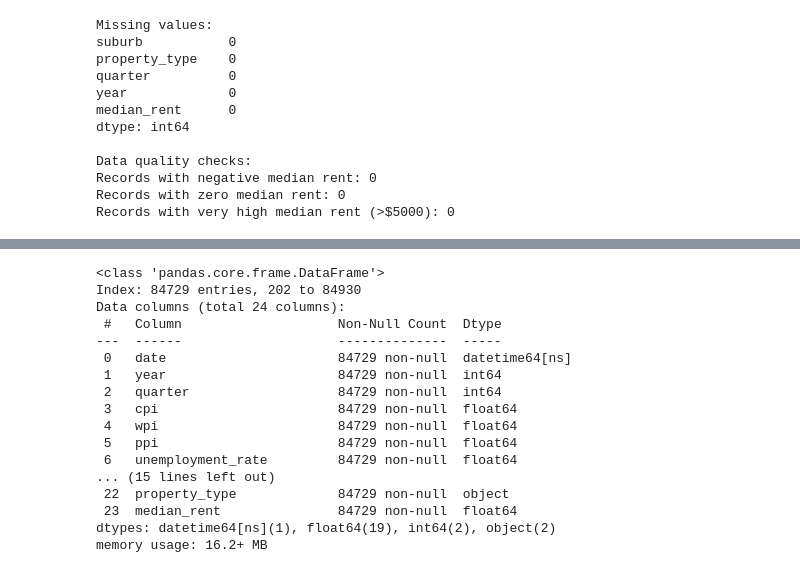
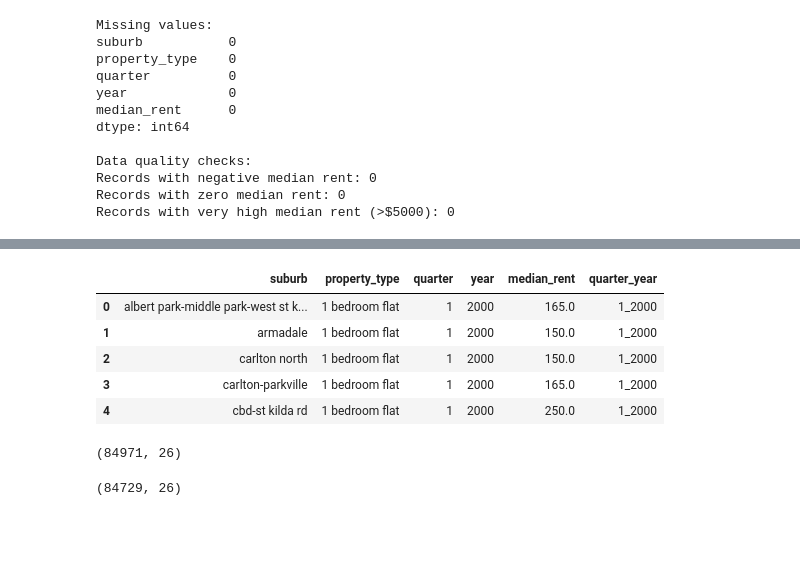
Before and after one commit to jackshee/real-estate-industry-project-public-version, a Jupyter notebook: notebooks/2_preprocess_forecast.ipynb, the cells around one changed output, grey strips where cells are left out. Drawn from its saved outputs; the diff is of its cells as text; code cells hidden in the pictures; blank space fills up the shorter version.

```diff
--- a/notebooks/2_preprocess_forecast.ipynb
+++ b/notebooks/2_preprocess_forecast.ipynb
@@ -733,3 +427,22 @@ merged_data['date'] = pd.to_datetime(merged_data['date'])
+# %%
+rental_data = pd.read_csv("../data/processed/moving_rent/moving_annual_rent_long.csv")
+rental_data.head()
+# %% [output]
+|  | suburb | property_type | quarter | year | median_rent | quarter_year |
+| 0 | albert park-middle park-west st k... | 1 bedroom flat | 1 | 2000 | 165.0 | 1_2000 |
+| 1 | armadale | 1 bedroom flat | 1 | 2000 | 150.0 | 1_2000 |
+| 2 | carlton north | 1 bedroom flat | 1 | 2000 | 150.0 | 1_2000 |
+| 3 | carlton-parkville | 1 bedroom flat | 1 | 2000 | 165.0 | 1_2000 |
+| 4 | cbd-st kilda rd | 1 bedroom flat | 1 | 2000 | 250.0 | 1_2000 |
+# %%
+# merge rental_data and economic_data on year and quarter
+merged_data = pd.merge(rental_data, economic_data, on=['year', 'quarter'], how='outer')
+merged_data.shape
+# %% [output]
+(84971, 26)
 # %%
 # drop rows where suburb is null
 merged_data = merged_data[merged_data['suburb'].notna()]
+merged_data.shape
+# %% [output]
+(84729, 26)
@@ -744,20 +448,0 @@ merged_data.to_csv('../data/curated/rent_growth/panel_data.csv', index=False)
-# %%
-merged_data.info()
-# %% [output]
-<class 'pandas.core.frame.DataFrame'>
-Index: 84729 entries, 202 to 84930
-Data columns (total 24 columns):
- #   Column                    Non-Null Count  Dtype
----  ------                    --------------  -----
- 0   date                      84729 non-null  datetime64[ns]
- 1   year                      84729 non-null  int64
- 2   quarter                   84729 non-null  int64
- 3   cpi                       84729 non-null  float64
- 4   wpi                       84729 non-null  float64
- 5   ppi                       84729 non-null  float64
- 6   unemployment_rate         84729 non-null  float64
-... (15 lines left out)
- 22  property_type             84729 non-null  object
- 23  median_rent               84729 non-null  float64
-dtypes: datetime64[ns](1), float64(19), int64(2), object(2)
-memory usage: 16.2+ MB
```
Also changed, not shown: parts of 38 cells of this notebook, 21 other files.
